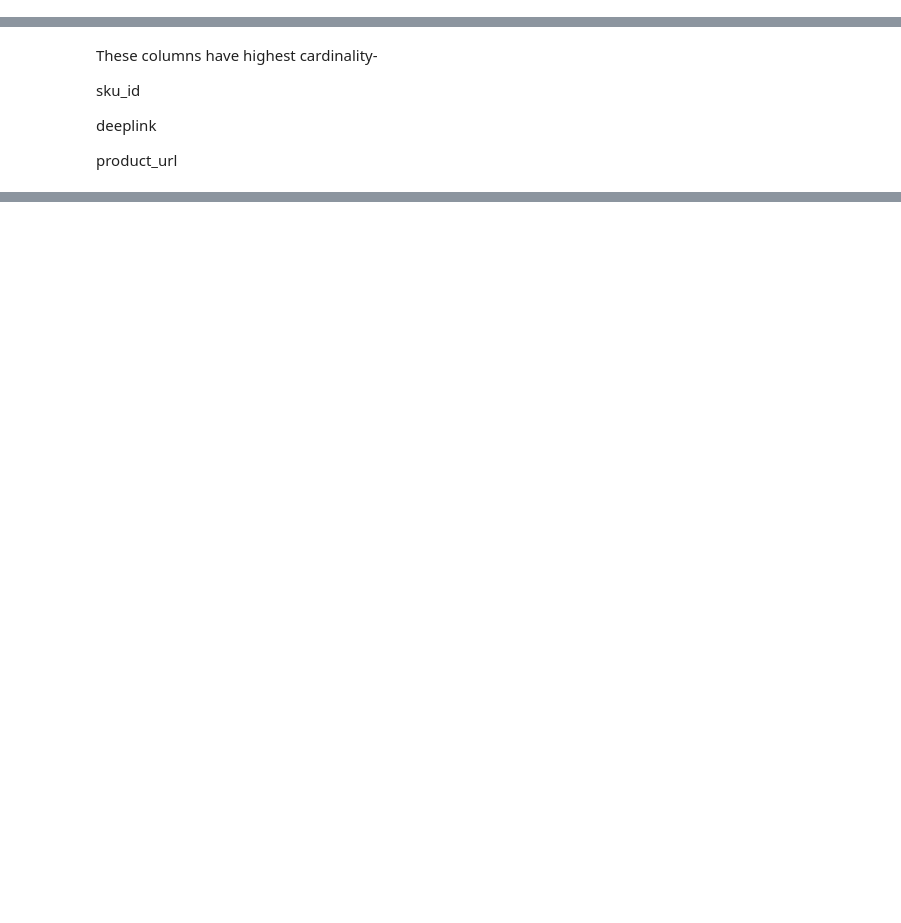
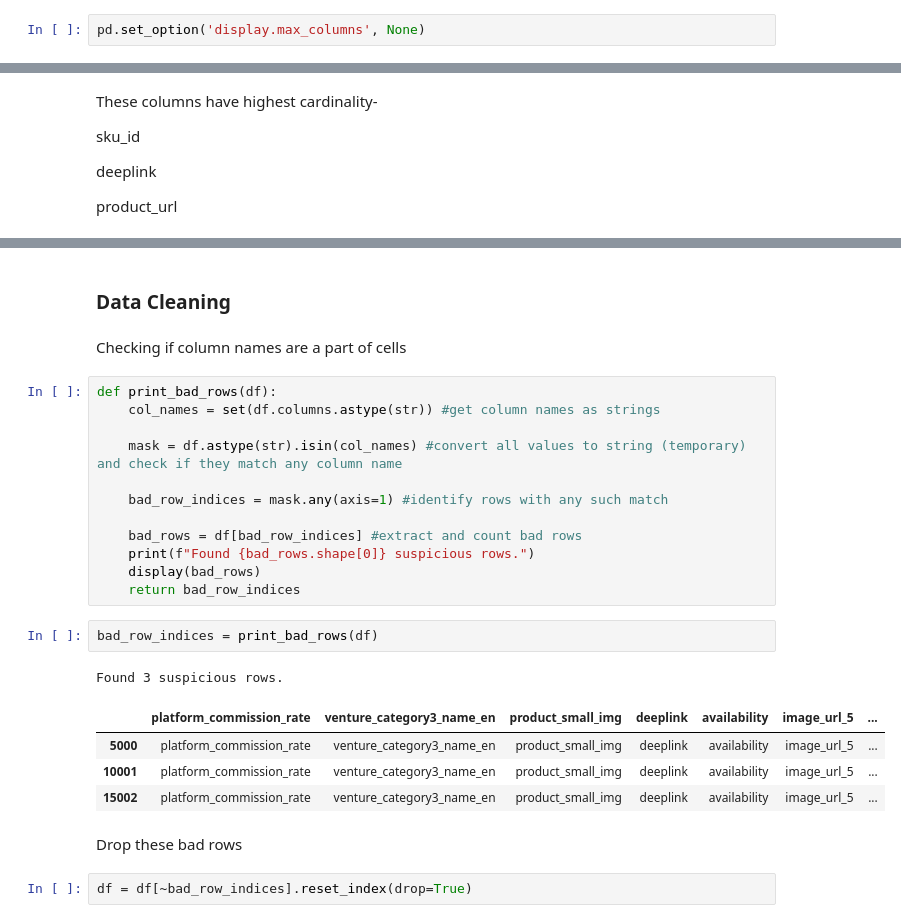
Before and after one commit to akshaypx/assignment, a Jupyter notebook: notebooks/EDA_dataset.ipynb, the cells around one changed output, grey strips where cells are left out. Cells and saved outputs as stored; diff of their text form; blank space fills up the shorter version.

Commit message:
feat: prelim analysis and data cleaning

```diff
--- a/notebooks/EDA_dataset.ipynb
+++ b/notebooks/EDA_dataset.ipynb
@@ -61,6 +51,8 @@ df.head()
 Optimizing the read speeds
 # %%
 df = pd.read_csv("Tyroo-dummy-data.csv", engine='pyarrow')
+# %%
+pd.set_option('display.max_columns', None)
 # %%
 df.head()
 # %% [output]
@@ -163,0 +161,28 @@ product_url
+# %% [markdown]
+### Data Cleaning
+# %% [markdown]
+Checking if column names are a part of cells
+# %%
+def print_bad_rows(df):
+    col_names = set(df.columns.astype(str)) #get column names as strings
+
+    mask = df.astype(str).isin(col_names) #convert all values to string (temporary) and check if they match any column name
+
+    bad_row_indices = mask.any(axis=1) #identify rows with any such match
+
+    bad_rows = df[bad_row_indices] #extract and count bad rows
+    print(f"Found {bad_rows.shape[0]} suspicious rows.")
+    display(bad_rows)
+    return bad_row_indices
+# %%
+bad_row_indices = print_bad_rows(df)
+# %% [output]
+Found 3 suspicious rows.
+|  | platform_commission_rate | venture_category3_name_en | product_small_img | deeplink | availability | image_url_5 | ... |
+| 5000 | platform_commission_rate | venture_category3_name_en | product_small_img | deeplink | availability | image_url_5 | ... |
+| 10001 | platform_commission_rate | venture_category3_name_en | product_small_img | deeplink | availability | image_url_5 | ... |
+| 15002 | platform_commission_rate | venture_category3_name_en | product_small_img | deeplink | availability | image_url_5 | ... |
+# %% [markdown]
+Drop these bad rows
+# %%
+df = df[~bad_row_indices].reset_index(drop=True)
```
Also changed, not shown: parts of 42 cells of this notebook.
